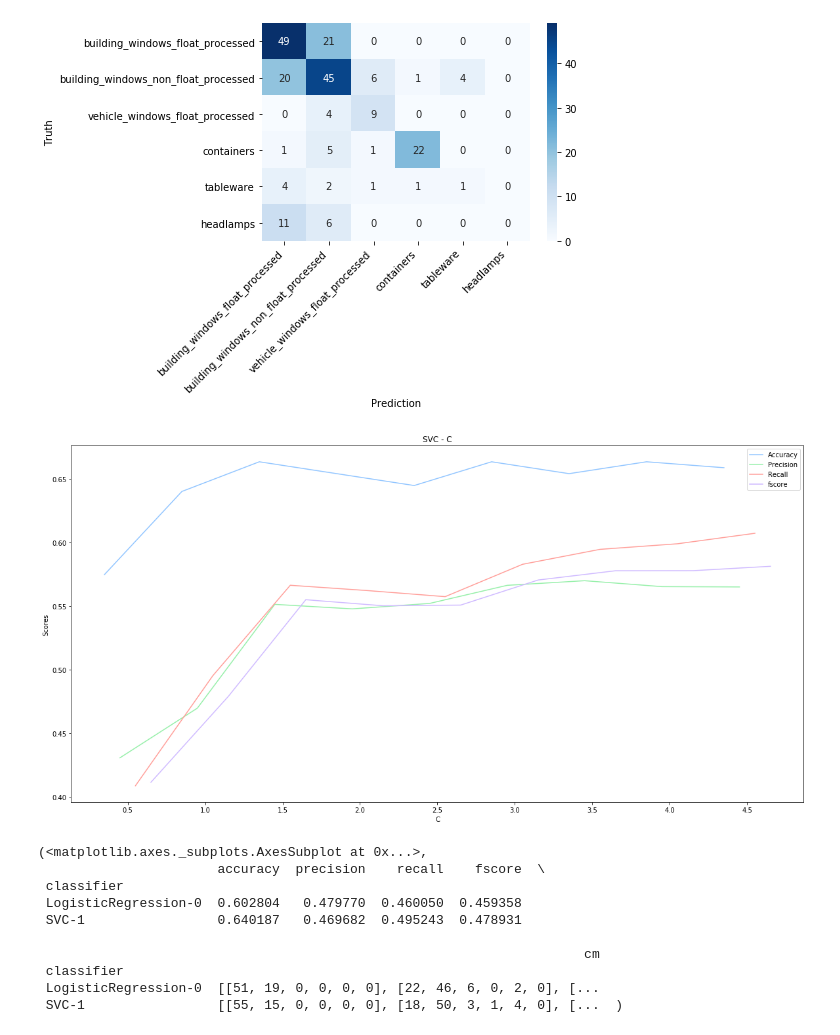
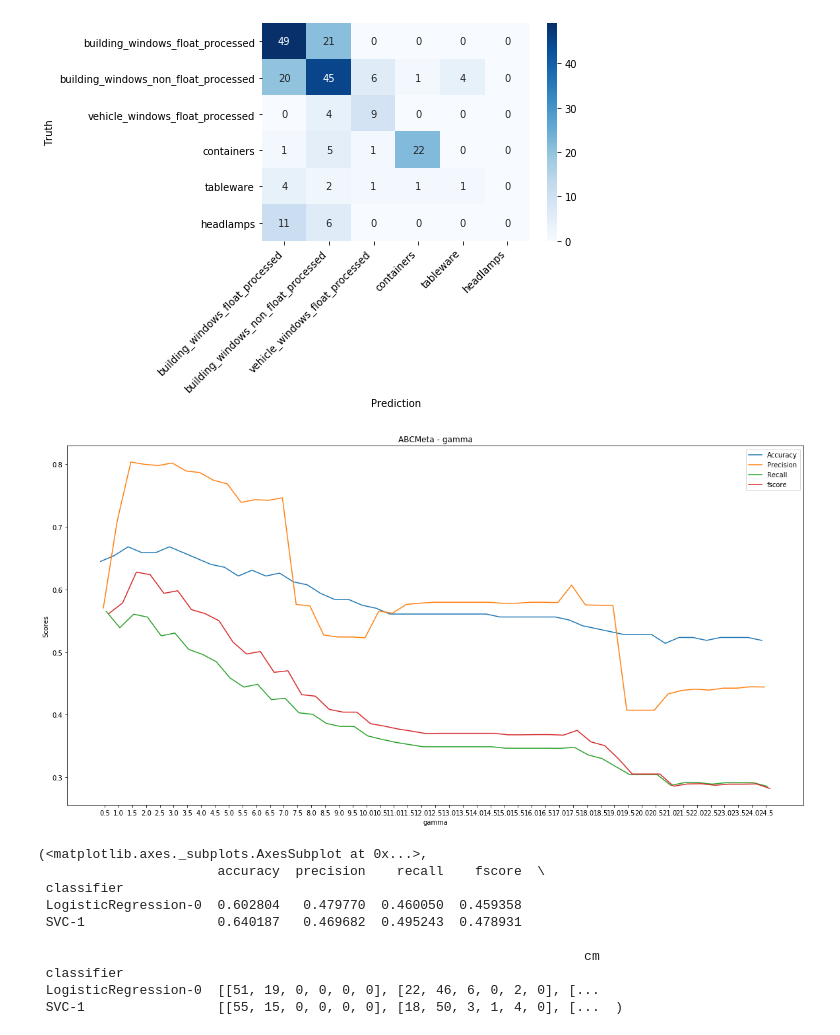
Before and after one commit to xenteros/data-science-training, a Jupyter notebook: SVM.ipynb, the cells around one changed output. Saved outputs shown, nothing was run; the diff lists cells and outputs as text; code cells hidden in the pictures.

```diff
--- a/SVM.ipynb
+++ b/SVM.ipynb
@@ -160,7 +160,7 @@ def prepare_dataset(dataset_name):
     X = dataset
     return X, y, classes
 # %%
-X, y, classes = prepare_dataset('iris')
+X, y, classes = prepare_dataset('glass')
 # %% [markdown]
 ### Kroswalidacja
 # %%
@@ -179,8 +179,7 @@ def calculate_metrics(target, prediction, average='macro'):
     recall = recall_score(target, prediction, average=average)
     f1 = f1_score(target, prediction, average=average)
     mislabeled = (target != prediction).sum()
-    total = len(target)
-    return accuracy, precision, recall, f1, mislabeled, total
+    return accuracy, precision, recall, f1, mislabeled, len(target)
 
 def print_results(metrics, classifier_id='classifier'):
     print(f'Results for {classifier_id}')
@@ -286,14 +285,11 @@ def plot_cm(confusion_matrix, classes):
 def cross_validate(classifier, kfold, X, y, classes=None, params=None, talk=True):
     if params is None:
         params = {}
-    if classifier.__class__.__name__ == 'ABCMeta':
-        clf = classifier(**params)
-    else:
-        clf = classifier
     predicted = []
     target = []
 
     for train_index, test_index in kfold.split(X, y):
+        clf = classifier(**params)
         X_train, X_test = X.iloc[train_index], X.iloc[test_index]
         y_train, y_test = y.iloc[train_index], y.iloc[test_index]
         clf.fit(X=X_train, y=y_train)
@@ -362,7 +358,7 @@ def test_params(X, y, classifier, classifier_param, classifier_const_params=None
             'cm': []}
     for index, value in enumerate(list(classifier_param.values())[0]):
         kwargs = {param: value}
-        clf = classifier(**kwargs, **classifier_const_params)
+        clf = classifier
         (accuracy,
          precision,
          recall,
@@ -371,7 +367,7 @@ def test_params(X, y, classifier, classifier_param, classifier_const_params=None
          total), cm = cross_validate(clf,
                                      kfold,
                                      X, y,
-                                     talk=False)
+                                     talk=False, params={**kwargs, **classifier_const_params})
         data[param].append(value)
         data['accuracy'].append(accuracy)
         data['precision'].append(precision)
@@ -382,9 +378,11 @@ def test_params(X, y, classifier, classifier_param, classifier_const_params=None
     df = pd.DataFrame(data).set_index(param)
     return plot_results(df, f'{clf.__class__.__name__} - {param}', plot_type='plot'), df
 # %%
-ax, results = test_params(X, y, SVC, {'C': np.arange(0.5, 5.0, 0.5)})
+from sklearn.svm import SVC
+
+ax, results = test_params(X, y, SVC, {'gamma': np.arange(0.5, 25.0, 0.5)}, {'C': 2})
 # %% [output]
-[figure, old version]
+[figure, new version]
 # %%
 def test_classifiers(X, y, classifiers,
                      kfold=None,
```
Also changed, not shown: parts of 2 cells of this notebook, 1 other file.
